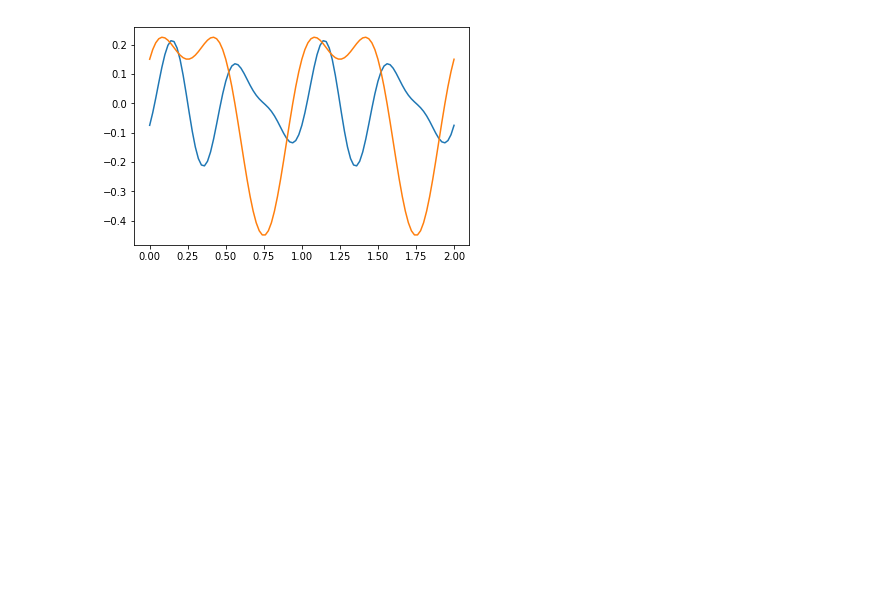
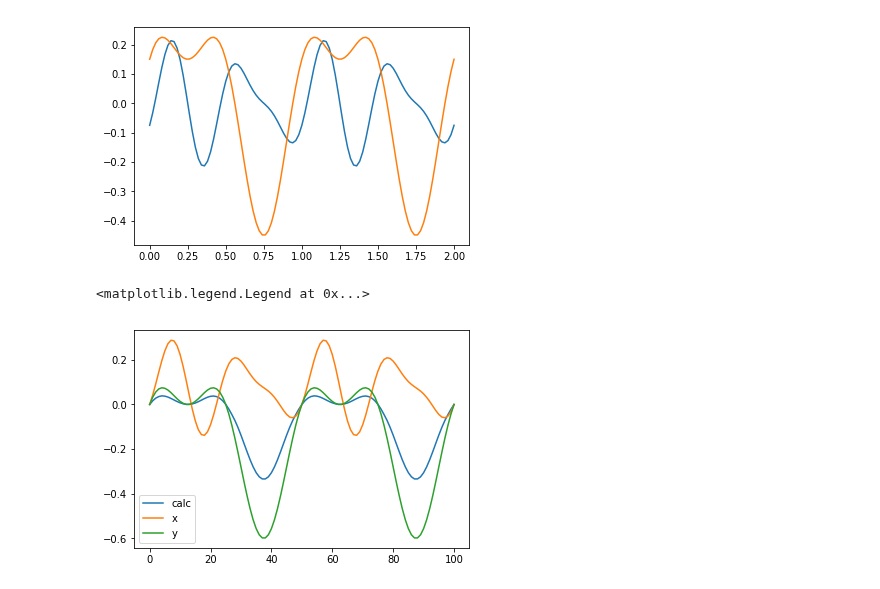
Before and after one commit to ladisk/pyidi, a Jupyter notebook: Showcase.ipynb, the cells around one changed output. Saved outputs shown, nothing was run; the diff lists cells and outputs as text; code cells hidden in the pictures; blank space fills up the shorter version.

```diff
--- a/Showcase.ipynb
+++ b/Showcase.ipynb
@@ -130,3 +130,15 @@ plt.plot(generated_t, generated_y)
 # %% [output]
 [<matplotlib.lines.Line2D at 0x...>]
 [figure]
+# %%
+video_2.set_points(points=inds_2, method='gb')
+# %%
+disp_2 = video_2.get_displacements(roi_size=(29, 29))
+# %%
+plt.plot(disp_2[2, :, 0], label='calc')
+plt.plot(generated_x - generated_x[0], label='x')
+plt.plot(generated_y - generated_y[0], label='y')
+plt.legend()
+# %% [output]
+<matplotlib.legend.Legend at 0x...>
+[figure, added]
```
